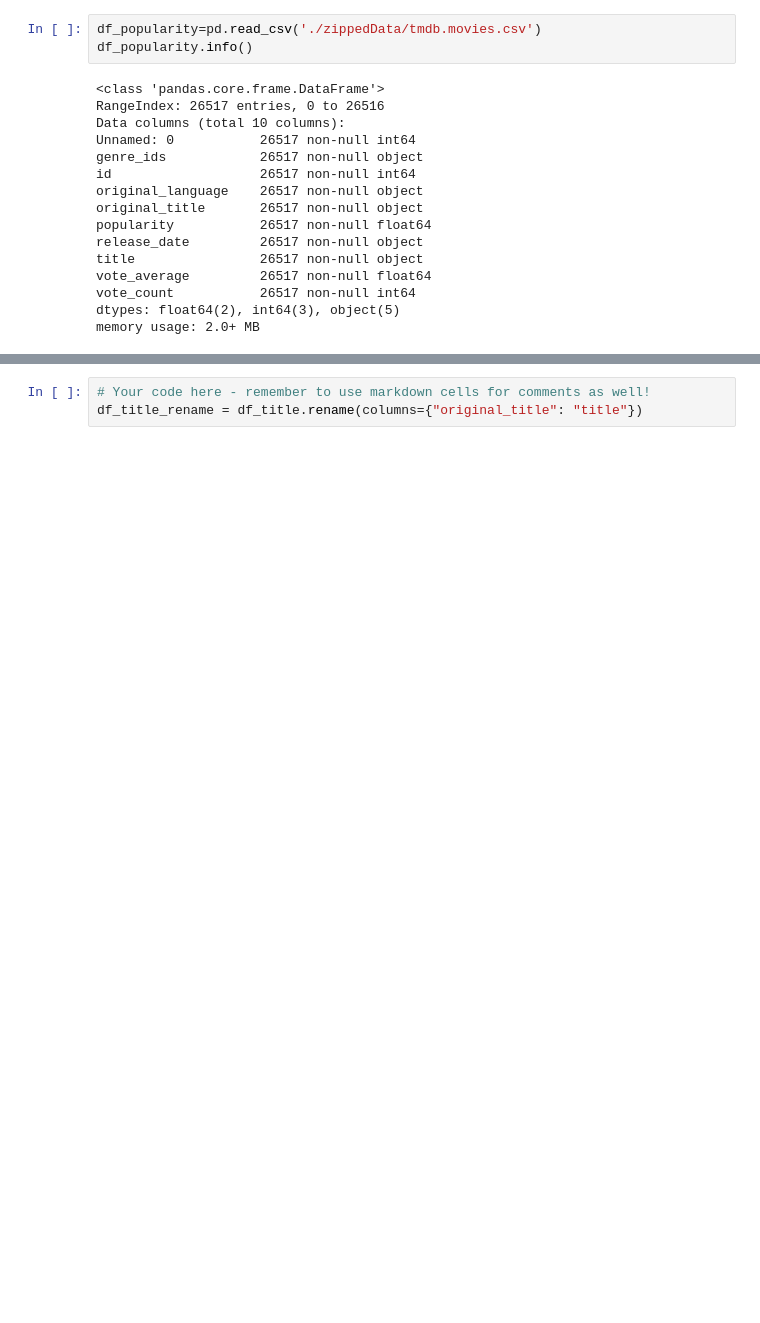
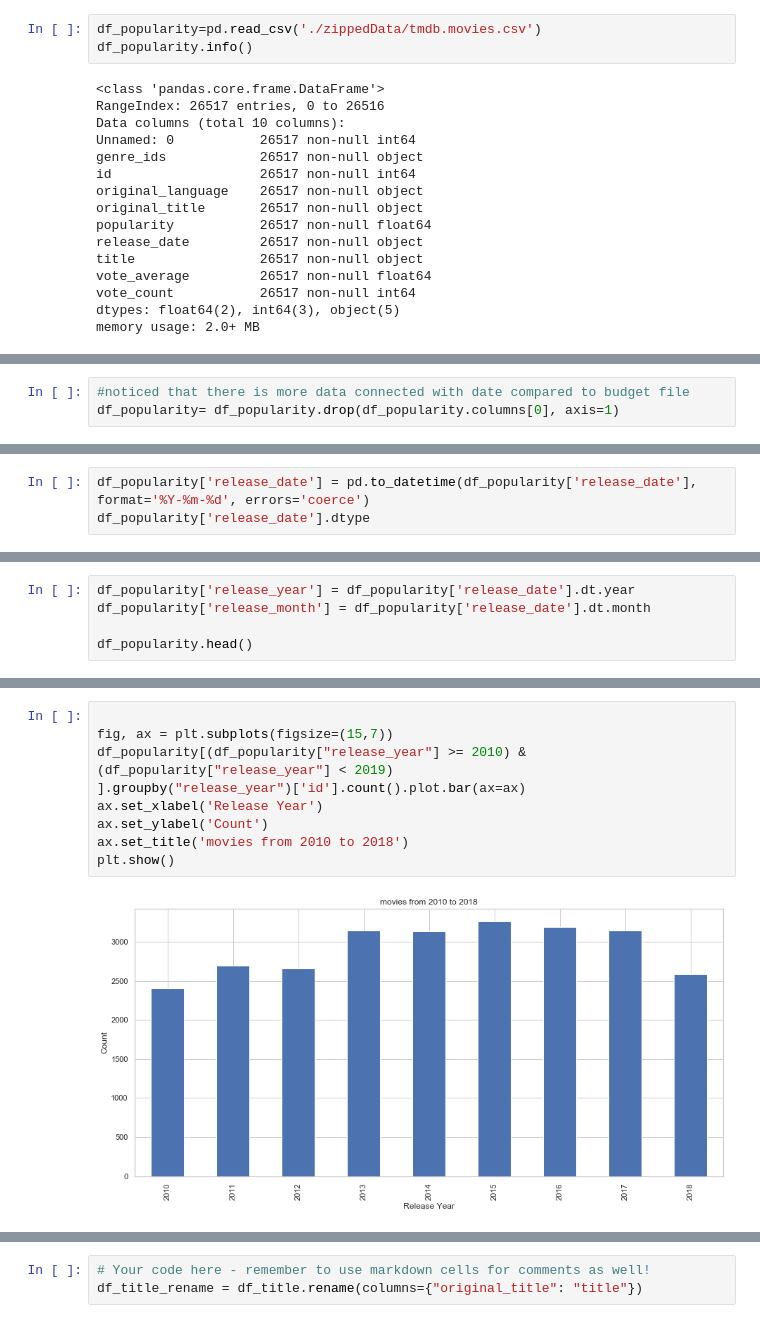
Before and after one commit to kristinepetrosyan/IMDB-analysis, a Jupyter notebook: student.ipynb, the cells around one changed output, grey strips where cells are left out. Cells and saved outputs as stored; diff of their text form; blank space fills up the shorter version.

```diff
--- a/student.ipynb
+++ b/student.ipynb
@@ -201,0 +252,3 @@ df_budjets['production_budget'].map(remove_non_num).astype(float)
+# %%
+#noticed that there is more data connected with date compared to budget file
+df_popularity= df_popularity.drop(df_popularity.columns[0], axis=1)
@@ -201,0 +272,3 @@ df_budjets['production_budget'].map(remove_non_num).astype(float)
+# %%
+df_popularity['release_date'] = pd.to_datetime(df_popularity['release_date'], format='%Y-%m-%d', errors='coerce')
+df_popularity['release_date'].dtype
@@ -201,0 +277,5 @@ df_budjets['production_budget'].map(remove_non_num).astype(float)
+# %%
+df_popularity['release_year'] = df_popularity['release_date'].dt.year
+df_popularity['release_month'] = df_popularity['release_date'].dt.month
+
+df_popularity.head()
@@ -201,0 +336,11 @@ df_budjets['production_budget'].map(remove_non_num).astype(float)
+# %%
+
+fig, ax = plt.subplots(figsize=(15,7))
+df_popularity[(df_popularity["release_year"] >= 2010) & (df_popularity["release_year"] < 2019)
+].groupby("release_year")['id'].count().plot.bar(ax=ax)
+ax.set_xlabel('Release Year')
+ax.set_ylabel('Count')
+ax.set_title('movies from 2010 to 2018')
+plt.show()
+# %% [output]
+[figure, added]
```
Also changed, not shown: parts of 73 cells of this notebook.
